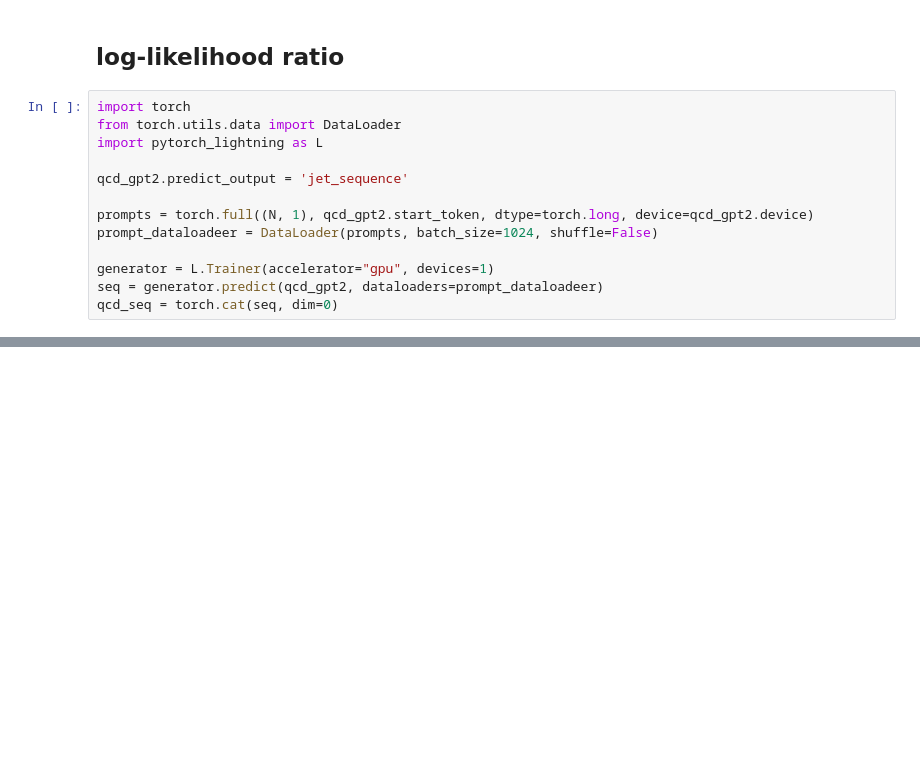
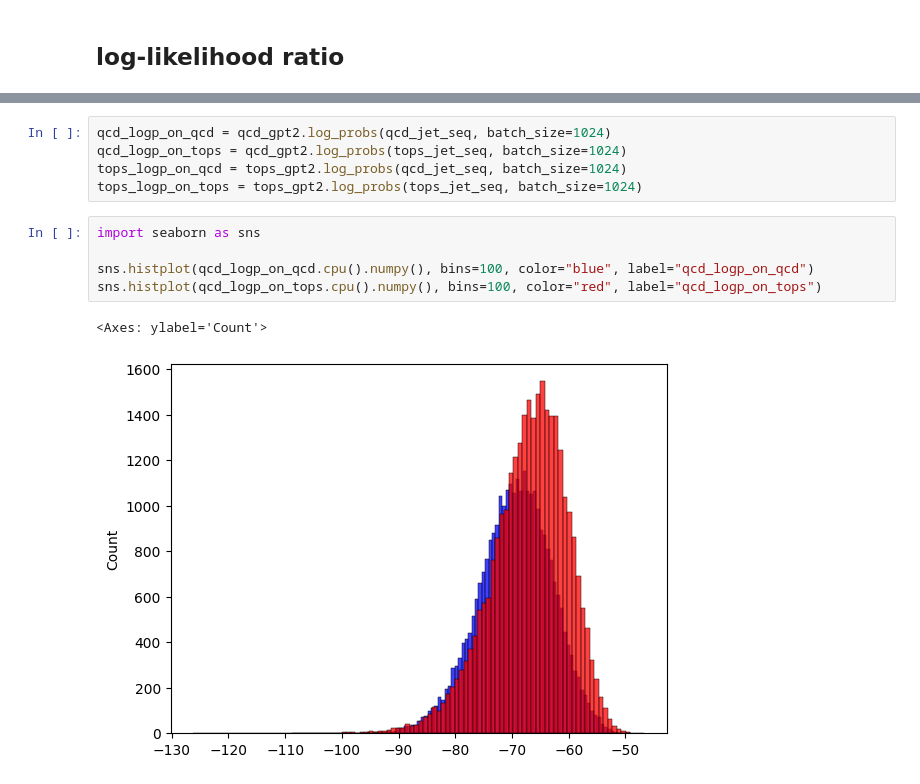
Before and after one commit to dfaroughy/SyntheticJets, a Jupyter notebook: GPT_SyntheticJets.ipynb, the cells around one changed output, grey strips where cells are left out. Saved outputs shown, nothing was run; the diff lists cells and outputs as text; blank space fills up the shorter version.

```diff
--- a/GPT_SyntheticJets.ipynb
+++ b/GPT_SyntheticJets.ipynb
@@ -92,15 +90,2 @@ ordered_z_plots(toy_tops, tops_jets_binned)
 # %% [markdown]
 ## log-likelihood ratio
-# %%
-import torch
-from torch.utils.data import DataLoader
-import pytorch_lightning as L
-
-qcd_gpt2.predict_output = 'jet_sequence'
-
-prompts = torch.full((N, 1), qcd_gpt2.start_token, dtype=torch.long, device=qcd_gpt2.device)
-prompt_dataloadeer = DataLoader(prompts, batch_size=1024, shuffle=False)
-
-generator = L.Trainer(accelerator="gpu", devices=1)
-seq = generator.predict(qcd_gpt2, dataloaders=prompt_dataloadeer)
-qcd_seq = torch.cat(seq, dim=0)
@@ -127,3 +104,16 @@ LOCAL_RANK: 0 - CUDA_VISIBLE_DEVICES: [0,1,2,3]
+# %%
+qcd_logp_on_qcd = qcd_gpt2.log_probs(qcd_jet_seq, batch_size=1024)
+qcd_logp_on_tops = qcd_gpt2.log_probs(tops_jet_seq, batch_size=1024)
+tops_logp_on_qcd = tops_gpt2.log_probs(qcd_jet_seq, batch_size=1024)
+tops_logp_on_tops = tops_gpt2.log_probs(tops_jet_seq, batch_size=1024)
+# %%
+import seaborn as sns
+
+sns.histplot(qcd_logp_on_qcd.cpu().numpy(), bins=100, color="blue", label="qcd_logp_on_qcd")
+sns.histplot(qcd_logp_on_tops.cpu().numpy(), bins=100, color="red", label="qcd_logp_on_tops")
+# %% [output]
+<Axes: ylabel='Count'>
+[figure, added]
 # %%
 def compute_log_likelihood(model, token_sequences, batch_size=256, device="cuda"):
     """
```
Also changed, not shown: parts of 26 cells of this notebook, 7 other files.
